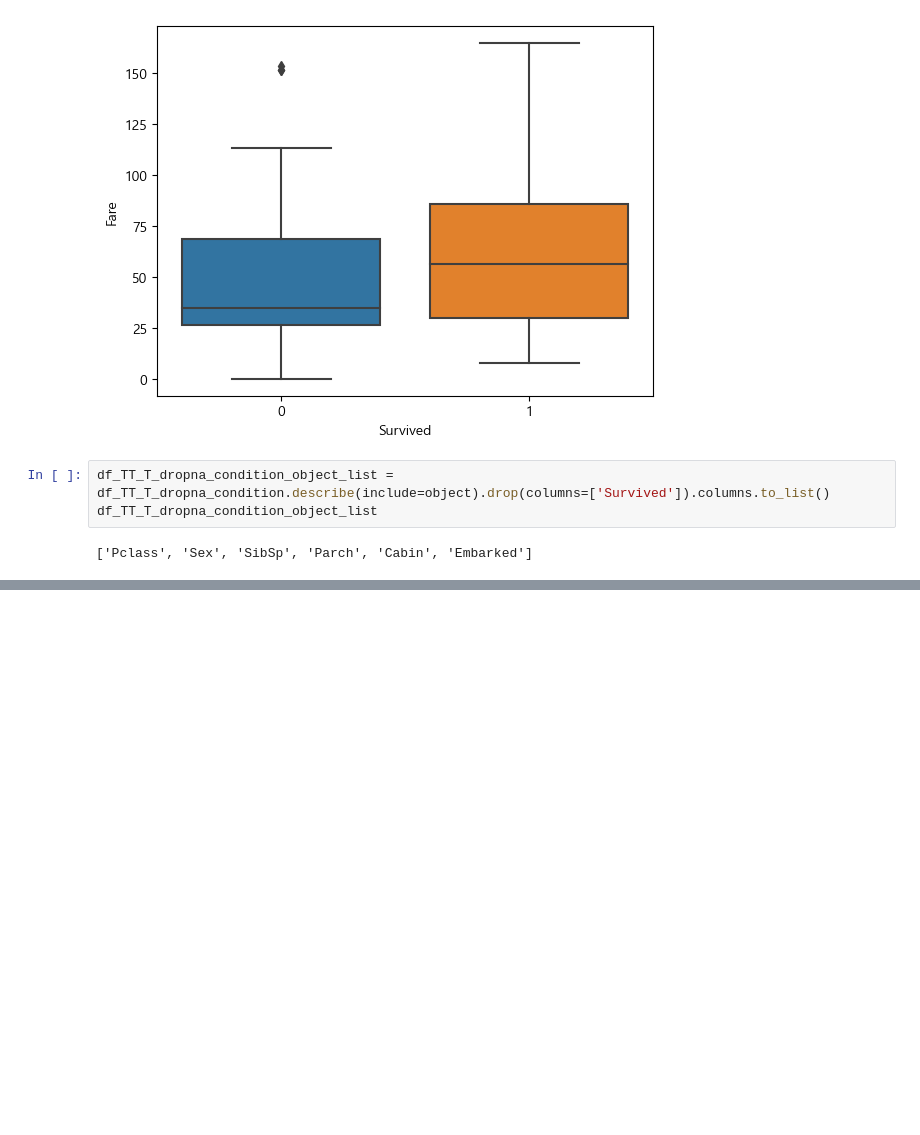
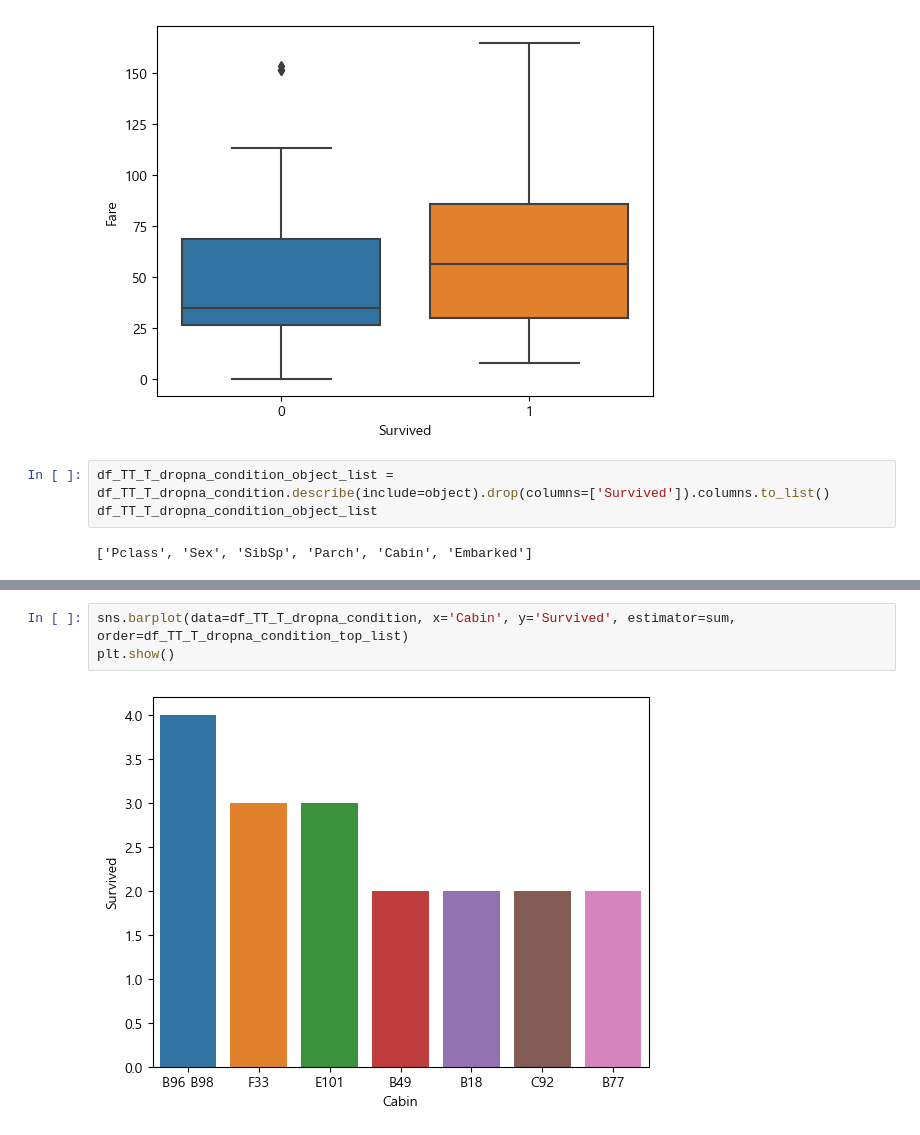
Before and after one commit to araya1203/study_data_analytics, a Jupyter notebook: codes/EDA/TitanicFromDisaster_train_EDA_quest.ipynb, the cells around one changed output, grey strips where cells are left out. Drawn from its saved outputs; the diff is of its cells as text; blank space fills up the shorter version.

```diff
--- a/codes/EDA/TitanicFromDisaster_train_EDA_quest.ipynb
+++ b/codes/EDA/TitanicFromDisaster_train_EDA_quest.ipynb
@@ -211,0 +220,5 @@ for item in df_TT_T_dropna_condition_object_list :
+# %%
+sns.barplot(data=df_TT_T_dropna_condition, x='Cabin', y='Survived', estimator=sum, order=df_TT_T_dropna_condition_top_list)
+plt.show()
+# %% [output]
+[figure, added]
```
Also changed, not shown: parts of 3 cells of this notebook.
